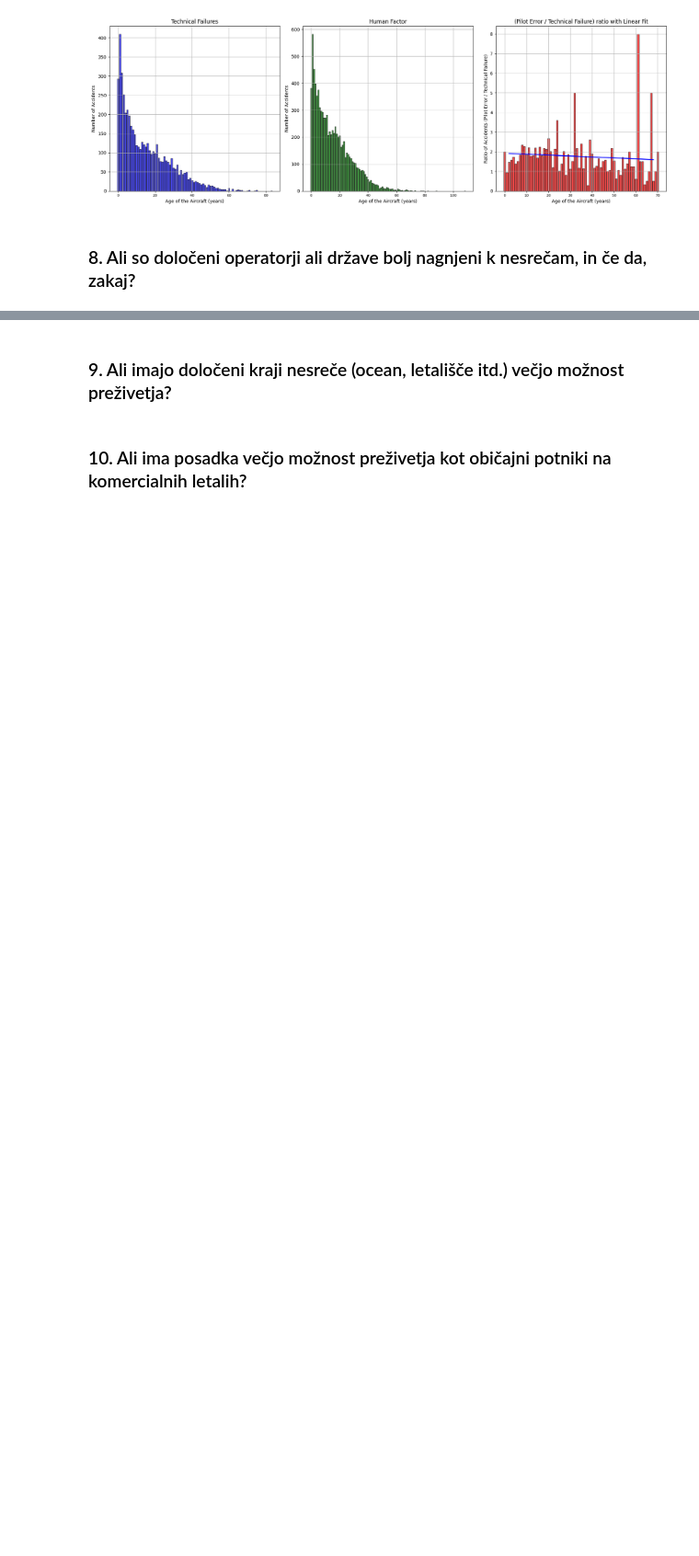
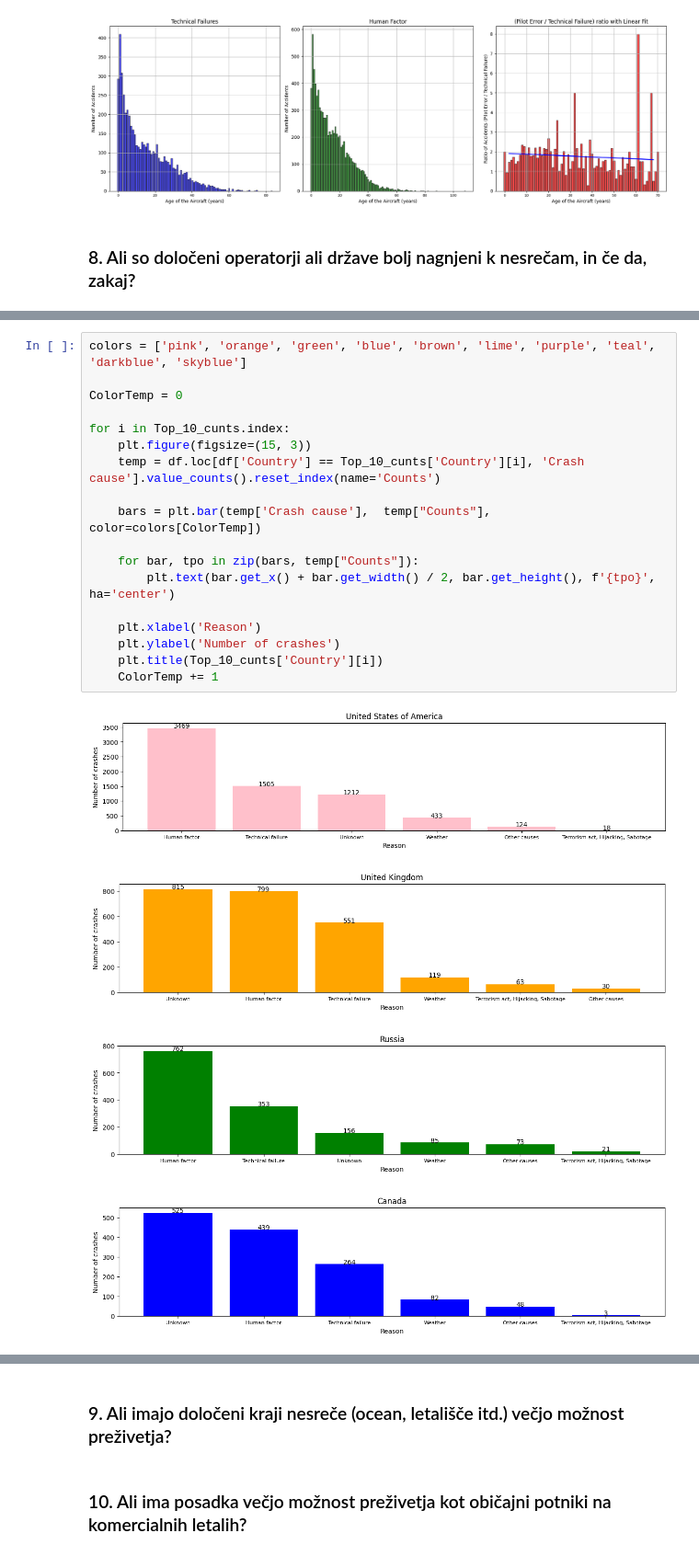
Before and after one commit to NikUlj/PR24NUJRSLSTKKM, a Jupyter notebook: PR24NUJRSLSTKKM.ipynb, the cells around one changed output, grey strips where cells are left out. Shown at 92% size. Cells and saved outputs as stored; diff of their text form; blank space fills up the shorter version.

```diff
--- a/PR24NUJRSLSTKKM.ipynb
+++ b/PR24NUJRSLSTKKM.ipynb
@@ -477,0 +580,23 @@ plt.tight_layout()
+# %%
+colors = ['pink', 'orange', 'green', 'blue', 'brown', 'lime', 'purple', 'teal', 'darkblue', 'skyblue']
+
+ColorTemp = 0
+
+for i in Top_10_cunts.index:
+    plt.figure(figsize=(15, 3))
+    temp = df.loc[df['Country'] == Top_10_cunts['Country'][i], 'Crash cause'].value_counts().reset_index(name='Counts')
+
+    bars = plt.bar(temp['Crash cause'],  temp["Counts"], color=colors[ColorTemp])
+
+    for bar, tpo in zip(bars, temp["Counts"]):
+        plt.text(bar.get_x() + bar.get_width() / 2, bar.get_height(), f'{tpo}', ha='center')
+
+    plt.xlabel('Reason')
+    plt.ylabel('Number of crashes')
+    plt.title(Top_10_cunts['Country'][i])
+    ColorTemp += 1
+# %% [output]
+[figure, added]
+[figure, added]
+[figure, added]
+[figure, added]
```
Also changed, not shown: parts of 6 cells of this notebook.
